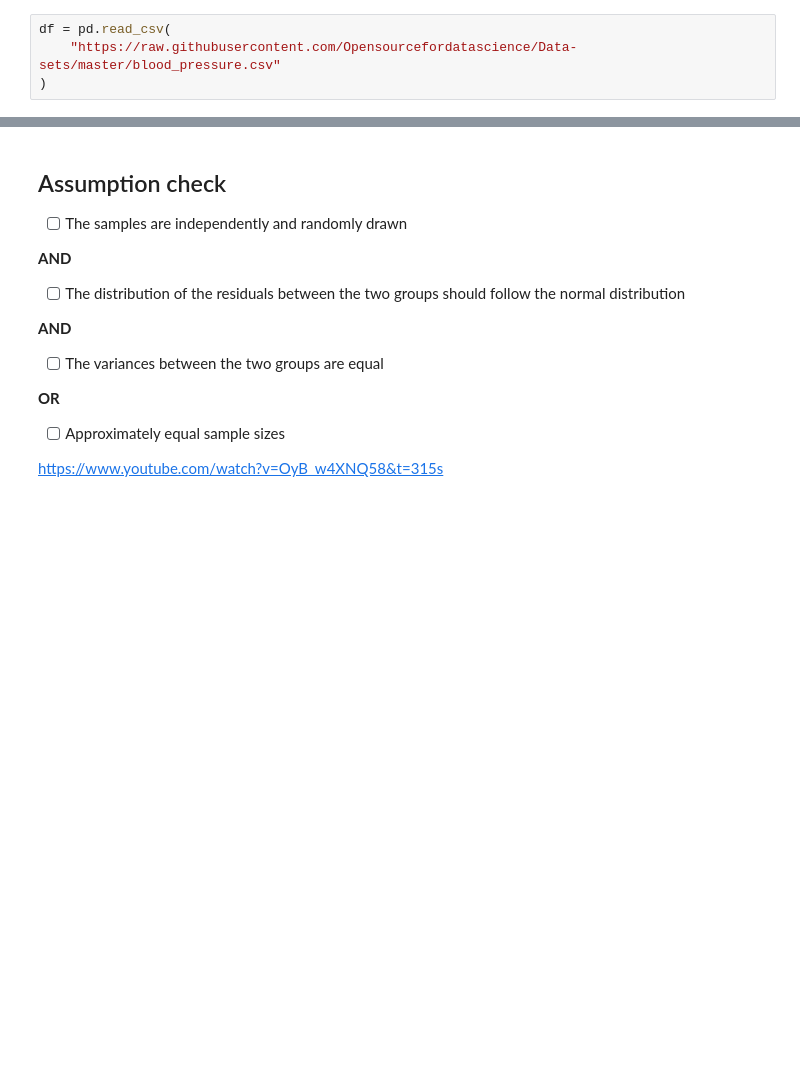
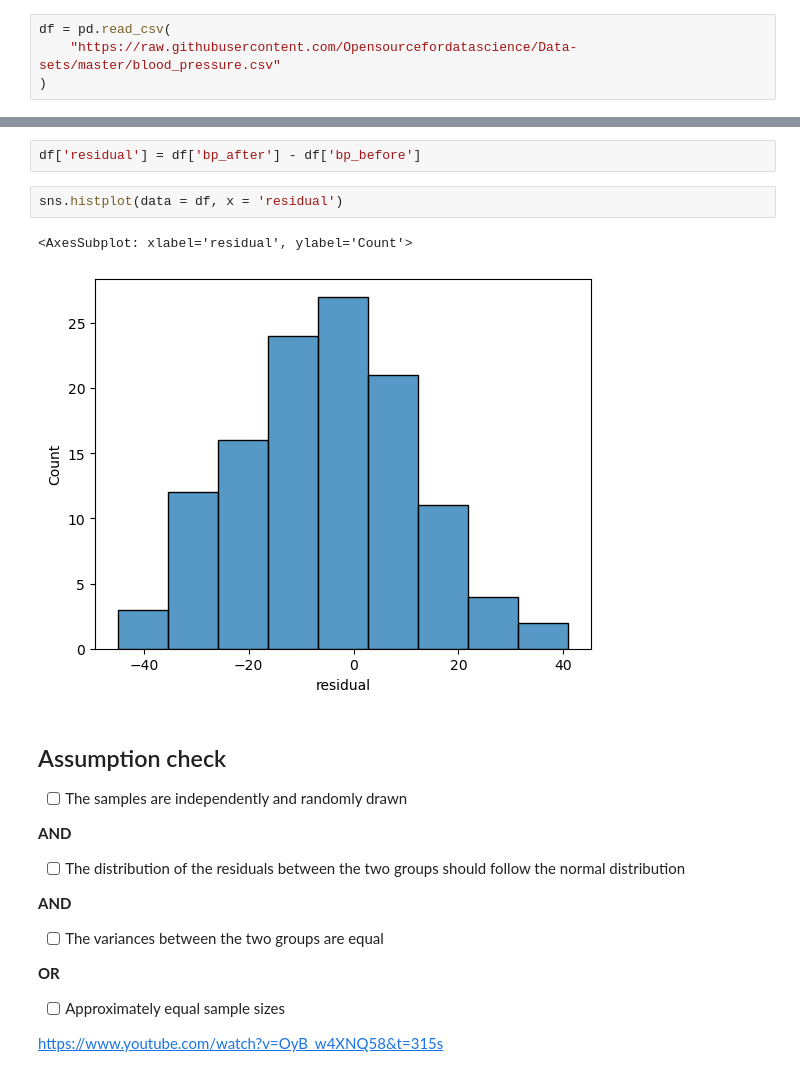
Before and after one commit to sadguilherme/99_PT_JAN2023, a Jupyter notebook: aulas/20230422 Testes de Hipótese.ipynb, the cells around one changed output, grey strips where cells are left out. Cells and saved outputs as stored; diff of their text form; blank space fills up the shorter version.

```diff
--- a/aulas/20230422 Testes de Hipótese.ipynb
+++ b/aulas/20230422 Testes de Hipótese.ipynb
@@ -91,3 +164,10 @@ df
+# %%
+df['residual'] = df['bp_after'] - df['bp_before']
+# %%
+sns.histplot(data = df, x = 'residual')
+# %% [output]
+<AxesSubplot: xlabel='residual', ylabel='Count'>
+[figure, added]
 # %% [markdown]
 ## Assumption check
 
```
Also changed, not shown: parts of 29 cells of this notebook, 3 other files.
